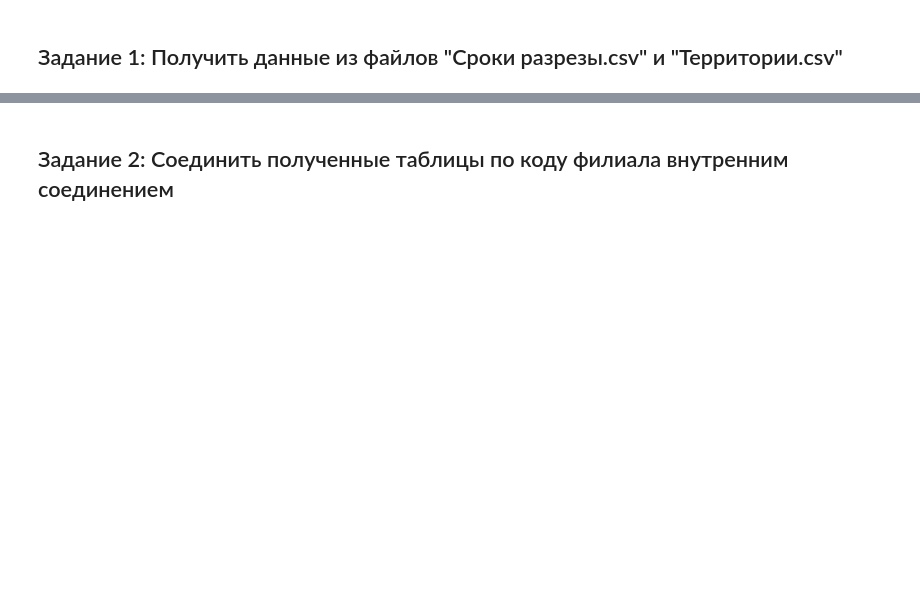
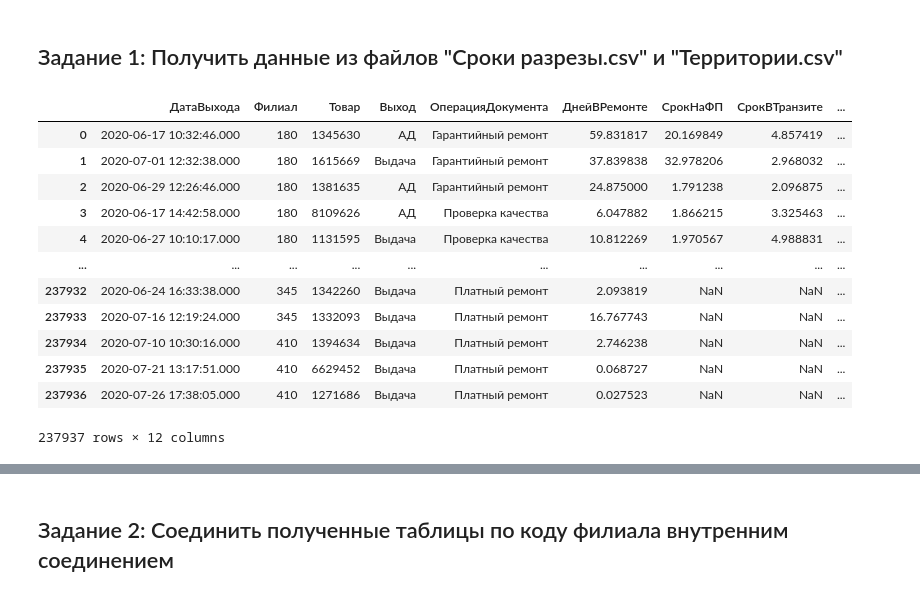
Before and after one commit to HarakaRisasi/dns_data_analysis_study, a Jupyter notebook: 7 занятие/Задание 7.ipynb, the cells around one changed output, grey strips where cells are left out. Saved outputs shown, nothing was run; the diff lists cells and outputs as text; code cells hidden in the pictures; blank space fills up the shorter version.

```diff
--- a/7 занятие/Задание 7.ipynb
+++ b/7 занятие/Задание 7.ipynb
@@ -1,2 +5,19 @@
 # %% [markdown]
 ## Задание 1: Получить данные из файлов "Сроки разрезы.csv" и "Территории.csv"
+# %%
+df_time = pd.read_csv('Сроки разрезы.csv')
+df_time
+# %% [output]
+|  | ДатаВыхода | Филиал | Товар | Выход | ОперацияДокумента | ДнейВРемонте | СрокНаФП | СрокВТранзите | ... |
+| 0 | 2020-06-17 10:32:46.000 | 180 | 1345630 | АД | Гарантийный ремонт | 59.831817 | 20.169849 | 4.857419 | ... |
+| 1 | 2020-07-01 12:32:38.000 | 180 | 1615669 | Выдача | Гарантийный ремонт | 37.839838 | 32.978206 | 2.968032 | ... |
+| 2 | 2020-06-29 12:26:46.000 | 180 | 1381635 | АД | Гарантийный ремонт | 24.875000 | 1.791238 | 2.096875 | ... |
+| 3 | 2020-06-17 14:42:58.000 | 180 | 8109626 | АД | Проверка качества | 6.047882 | 1.866215 | 3.325463 | ... |
+| 4 | 2020-06-27 10:10:17.000 | 180 | 1131595 | Выдача | Проверка качества | 10.812269 | 1.970567 | 4.988831 | ... |
+| ... | ... | ... | ... | ... | ... | ... | ... | ... | ... |
+| 237932 | 2020-06-24 16:33:38.000 | 345 | 1342260 | Выдача | Платный ремонт | 2.093819 | NaN | NaN | ... |
+| 237933 | 2020-07-16 12:19:24.000 | 345 | 1332093 | Выдача | Платный ремонт | 16.767743 | NaN | NaN | ... |
+| 237934 | 2020-07-10 10:30:16.000 | 410 | 1394634 | Выдача | Платный ремонт | 2.746238 | NaN | NaN | ... |
+| 237935 | 2020-07-21 13:17:51.000 | 410 | 6629452 | Выдача | Платный ремонт | 0.068727 | NaN | NaN | ... |
+| 237936 | 2020-07-26 17:38:05.000 | 410 | 1271686 | Выдача | Платный ремонт | 0.027523 | NaN | NaN | ... |
+237937 rows × 12 columns
```
Also changed, not shown: parts of 9 cells of this notebook.
